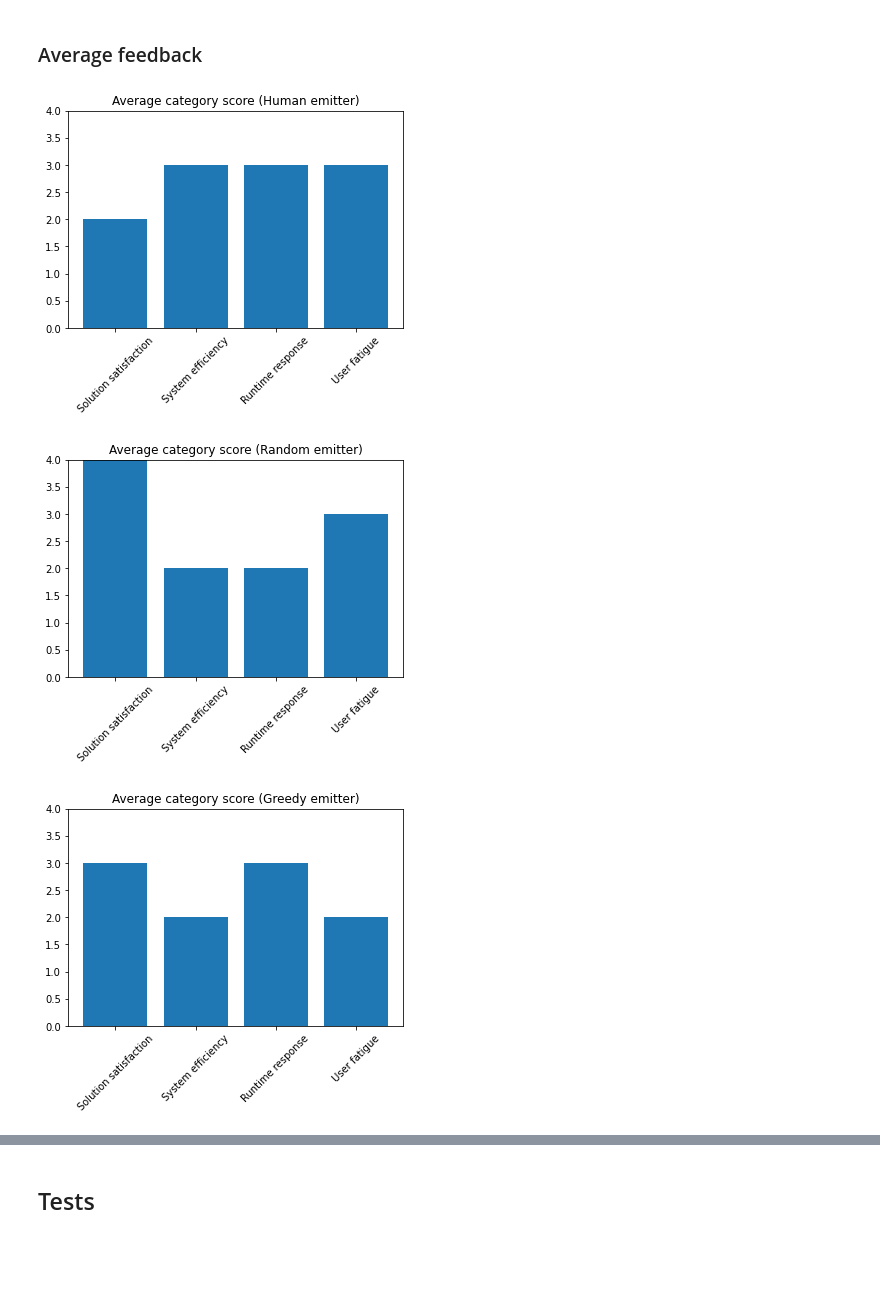
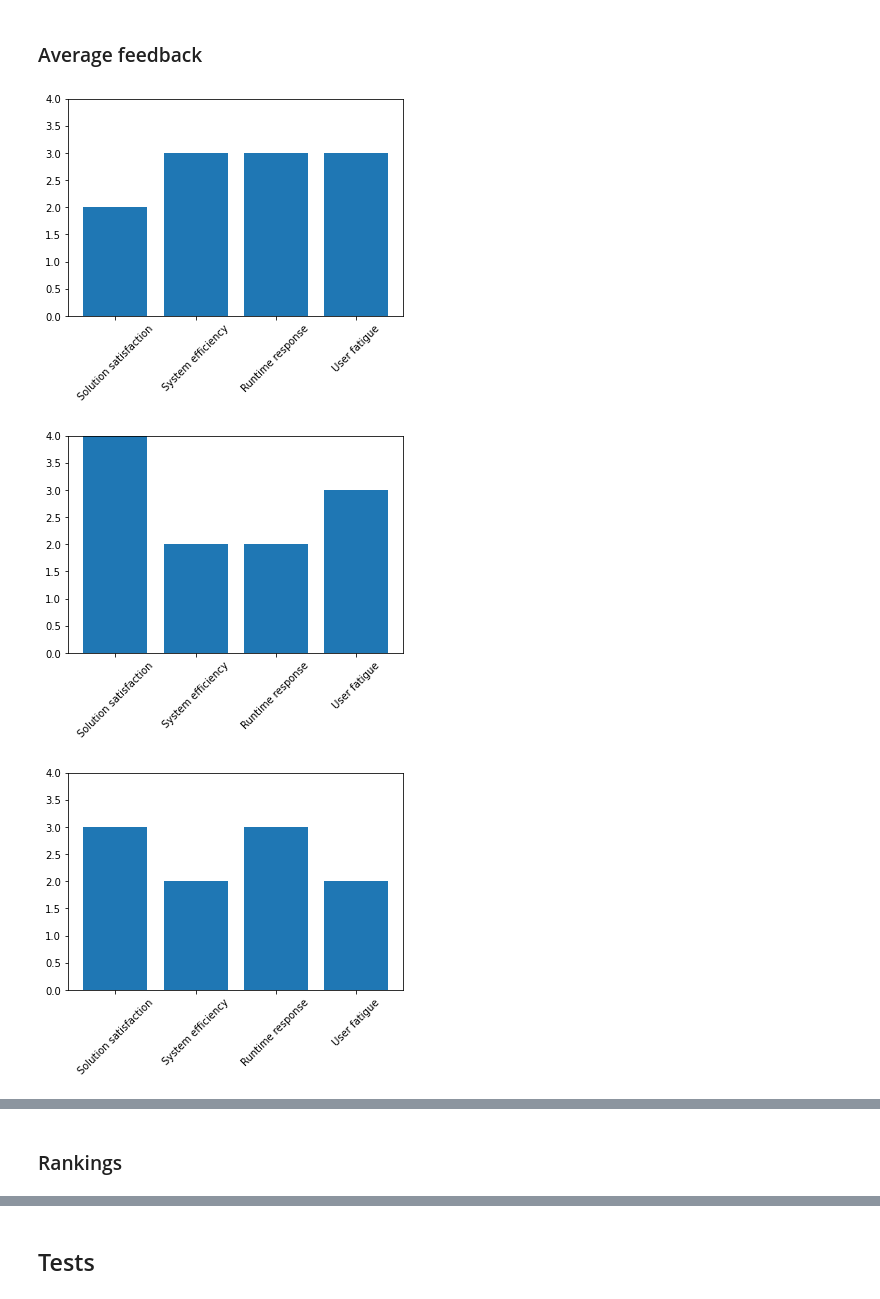
Before and after one commit to arayabrain/space-engineers-ai-spaceship-generator, a Jupyter notebook: user-study/questionnaire_processing.ipynb, the cells around one changed output, grey strips where cells are left out. Drawn from its saved outputs; the diff is of its cells as text; code cells hidden in the pictures; blank space fills up the shorter version.

```diff
--- a/user-study/questionnaire_processing.ipynb
+++ b/user-study/questionnaire_processing.ipynb
@@ -161,7 +163,9 @@ for sample in samples_name:
         axd[plot_idx].set_title(questions_place[plot_idx])
         axd[plot_idx].grid()
 
-    plt.suptitle(f'Questionnaire responses distribution ({sample} emitter)')
+    # plt.suptitle(f'Questionnaire responses distribution ({sample} emitter)')
+
+    plt.savefig(f'./plots/questionnaire-plots-{sample.replace(" ", "_").lower()}')
 
     plt.show()
 # %% [output]
@@ -174,13 +178,14 @@ for sample in samples_name:
 # %%
 avg_response = {v:{k: np.mean(experiments[v][k]) for k in feedback_keys} for v in samples_name}
 
 for sample in samples_name:
     plt.bar(questions_place.values(), [avg_response[sample][k] for k in feedback_keys])
     plt.ylim(0, len(feedback_keys))
     plt.xticks(rotation = 45)
-    plt.title(f'Average category score ({sample} emitter)')
+    # plt.title(f'Average category score ({sample} emitter)')
+    plt.savefig(f'./plots/avg-category-score-{sample.replace(" ", "_").lower()}')
     plt.show()
 # %% [output]
-[figure, old version]
+[figure, new version]
-[figure, old version]
+[figure, new version]
-[figure, old version]
+[figure, new version]
@@ -187,0 +193,2 @@ for sample in samples_name:
+# %% [markdown]
+### Rankings
```
Also changed, not shown: parts of 11 cells of this notebook, 1 other file.
